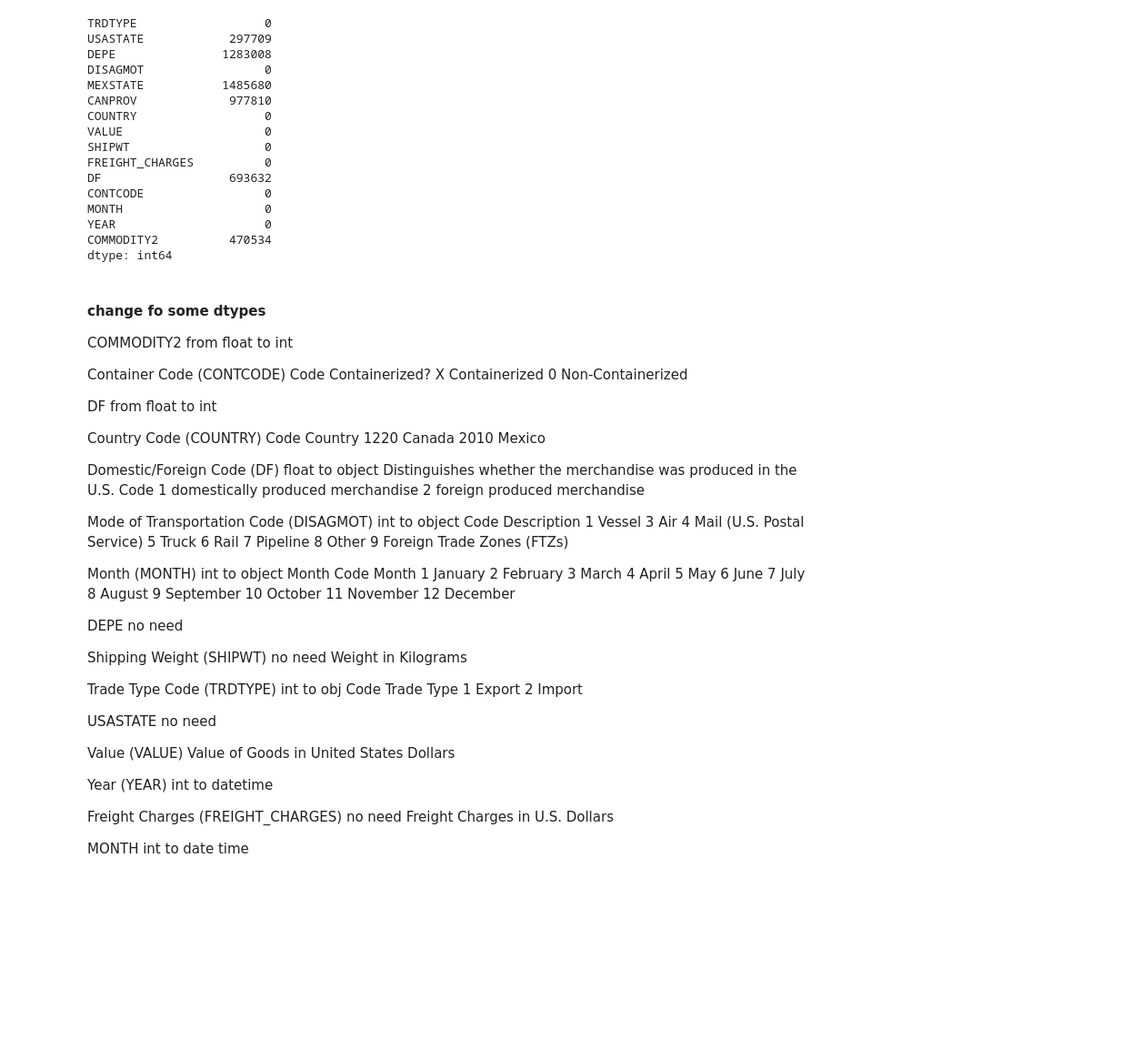
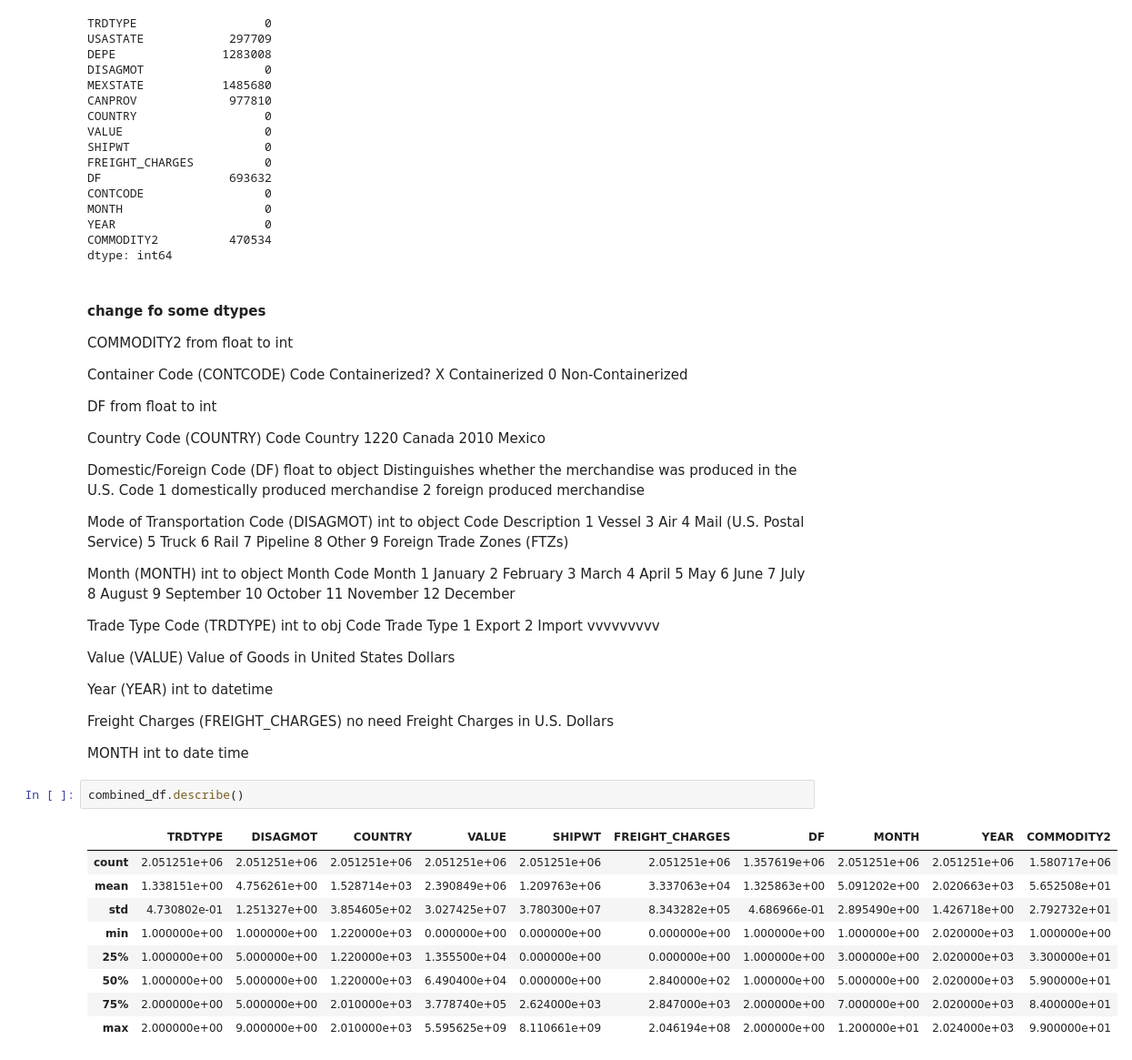
Before and after one commit to Victor-Osei/TransBorder-Freight-Data-Analysis, a Jupyter notebook: main.ipynb, the cells around one changed output. Shown at 91% size. Saved outputs shown, nothing was run; the diff lists cells and outputs as text; blank space fills up the shorter version.

```diff
--- a/main.ipynb
+++ b/main.ipynb
@@ -350,19 +350,13 @@ Code Month
 12 December
 
 
-DEPE      no need
-
-Shipping Weight (SHIPWT)     no need
-Weight in Kilograms
-
 
 Trade Type Code (TRDTYPE)     int to obj
 Code Trade Type
 1 Export
-2 Import
+2 Import  vvvvvvvvv
 
 
-USASTATE    no need
 
 Value (VALUE)
 Value of Goods in United States Dollars
@@ -375,3 +369,15 @@ Freight Charges in U.S. Dollars
 
 
 MONTH  int to date time
+# %%
+combined_df.describe()
+# %% [output]
+|  | TRDTYPE | DISAGMOT | COUNTRY | VALUE | SHIPWT | FREIGHT_CHARGES | DF | MONTH | YEAR | COMMODITY2 |
+| count | 2.051251e+06 | 2.051251e+06 | 2.051251e+06 | 2.051251e+06 | 2.051251e+06 | 2.051251e+06 | 1.357619e+06 | 2.051251e+06 | 2.051251e+06 | 1.580717e+06 |
+| mean | 1.338151e+00 | 4.756261e+00 | 1.528714e+03 | 2.390849e+06 | 1.209763e+06 | 3.337063e+04 | 1.325863e+00 | 5.091202e+00 | 2.020663e+03 | 5.652508e+01 |
+| std | 4.730802e-01 | 1.251327e+00 | 3.854605e+02 | 3.027425e+07 | 3.780300e+07 | 8.343282e+05 | 4.686966e-01 | 2.895490e+00 | 1.426718e+00 | 2.792732e+01 |
+| min | 1.000000e+00 | 1.000000e+00 | 1.220000e+03 | 0.000000e+00 | 0.000000e+00 | 0.000000e+00 | 1.000000e+00 | 1.000000e+00 | 2.020000e+03 | 1.000000e+00 |
+| 25% | 1.000000e+00 | 5.000000e+00 | 1.220000e+03 | 1.355500e+04 | 0.000000e+00 | 0.000000e+00 | 1.000000e+00 | 3.000000e+00 | 2.020000e+03 | 3.300000e+01 |
+| 50% | 1.000000e+00 | 5.000000e+00 | 1.220000e+03 | 6.490400e+04 | 0.000000e+00 | 2.840000e+02 | 1.000000e+00 | 5.000000e+00 | 2.020000e+03 | 5.900000e+01 |
+| 75% | 2.000000e+00 | 5.000000e+00 | 2.010000e+03 | 3.778740e+05 | 2.624000e+03 | 2.847000e+03 | 2.000000e+00 | 7.000000e+00 | 2.020000e+03 | 8.400000e+01 |
+| max | 2.000000e+00 | 9.000000e+00 | 2.010000e+03 | 5.595625e+09 | 8.110661e+09 | 2.046194e+08 | 2.000000e+00 | 1.200000e+01 | 2.024000e+03 | 9.900000e+01 |
```
Also changed, not shown: parts of 1 cell of this notebook.
